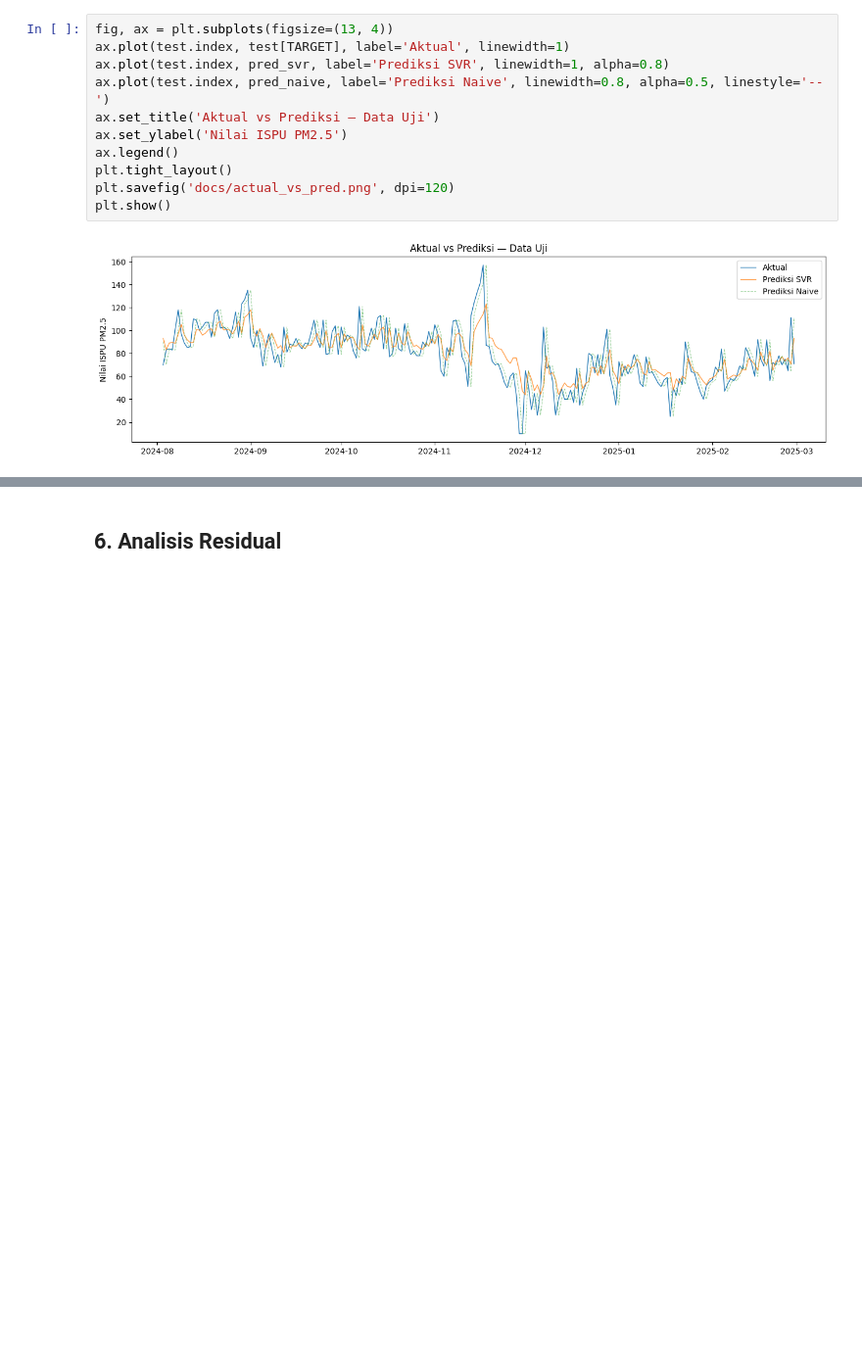
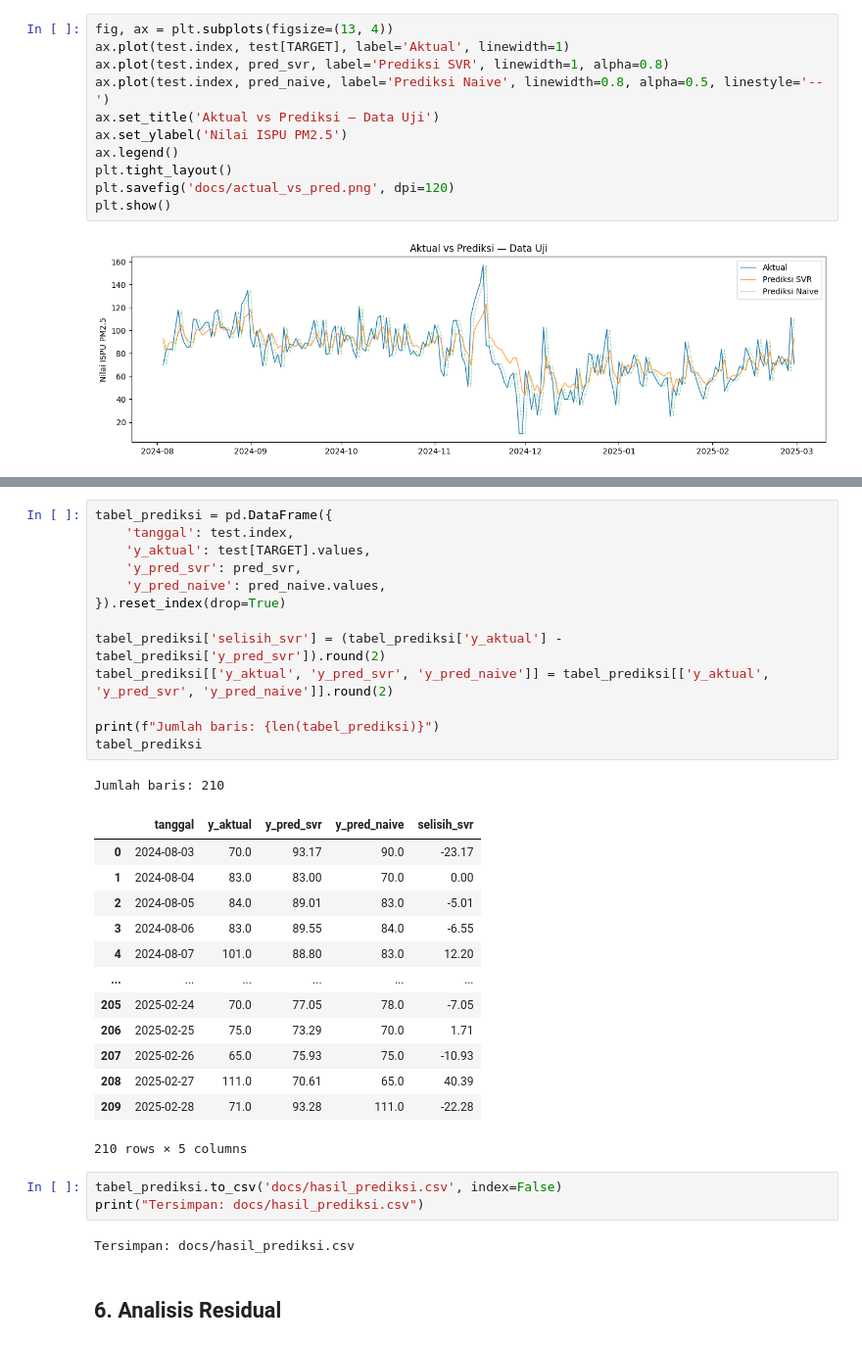
Before and after one commit to YudhaAlfarizi/jakarta-pm25-svr-forecasting, a Jupyter notebook: 04_svr_modeling.ipynb, the cells around one changed output, grey strips where cells are left out. Shown at 98% size. Drawn from its saved outputs; the diff is of its cells as text; blank space fills up the shorter version.

```diff
--- a/04_svr_modeling.ipynb
+++ b/04_svr_modeling.ipynb
@@ -251,3 +263,36 @@ plt.show()
+# %%
+tabel_prediksi = pd.DataFrame({
+    'tanggal': test.index,
+    'y_aktual': test[TARGET].values,
+    'y_pred_svr': pred_svr,
+    'y_pred_naive': pred_naive.values,
+}).reset_index(drop=True)
+
+tabel_prediksi['selisih_svr'] = (tabel_prediksi['y_aktual'] - tabel_prediksi['y_pred_svr']).round(2)
+tabel_prediksi[['y_aktual', 'y_pred_svr', 'y_pred_naive']] = tabel_prediksi[['y_aktual', 'y_pred_svr', 'y_pred_naive']].round(2)
+
+print(f"Jumlah baris: {len(tabel_prediksi)}")
+tabel_prediksi
+# %% [output]
+Jumlah baris: 210
+|  | tanggal | y_aktual | y_pred_svr | y_pred_naive | selisih_svr |
+| 0 | 2024-08-03 | 70.0 | 93.17 | 90.0 | -23.17 |
+| 1 | 2024-08-04 | 83.0 | 83.00 | 70.0 | 0.00 |
+| 2 | 2024-08-05 | 84.0 | 89.01 | 83.0 | -5.01 |
+| 3 | 2024-08-06 | 83.0 | 89.55 | 84.0 | -6.55 |
+| 4 | 2024-08-07 | 101.0 | 88.80 | 83.0 | 12.20 |
+| ... | ... | ... | ... | ... | ... |
+| 205 | 2025-02-24 | 70.0 | 77.05 | 78.0 | -7.05 |
+| 206 | 2025-02-25 | 75.0 | 73.29 | 70.0 | 1.71 |
+| 207 | 2025-02-26 | 65.0 | 75.93 | 75.0 | -10.93 |
+| 208 | 2025-02-27 | 111.0 | 70.61 | 65.0 | 40.39 |
+| 209 | 2025-02-28 | 71.0 | 93.28 | 111.0 | -22.28 |
+210 rows × 5 columns
+# %%
+tabel_prediksi.to_csv('docs/hasil_prediksi.csv', index=False)
+print("Tersimpan: docs/hasil_prediksi.csv")
+# %% [output]
+Tersimpan: docs/hasil_prediksi.csv
 # %% [markdown]
 ## 6. Analisis Residual
 # %%
```
Also changed, not shown: parts of 3 cells of this notebook.
